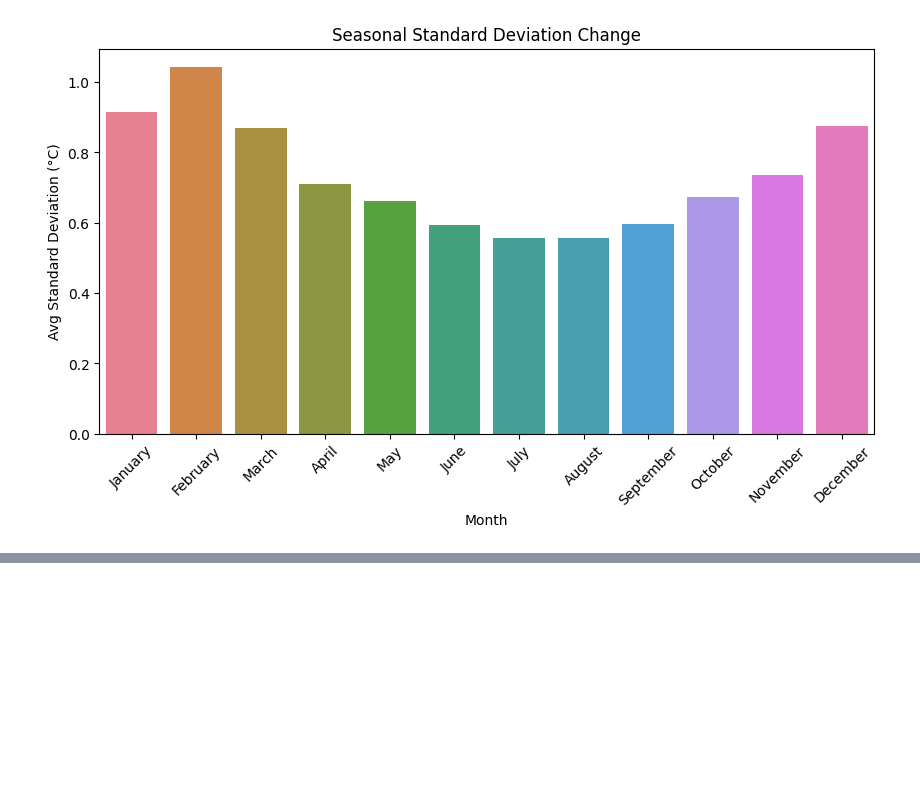
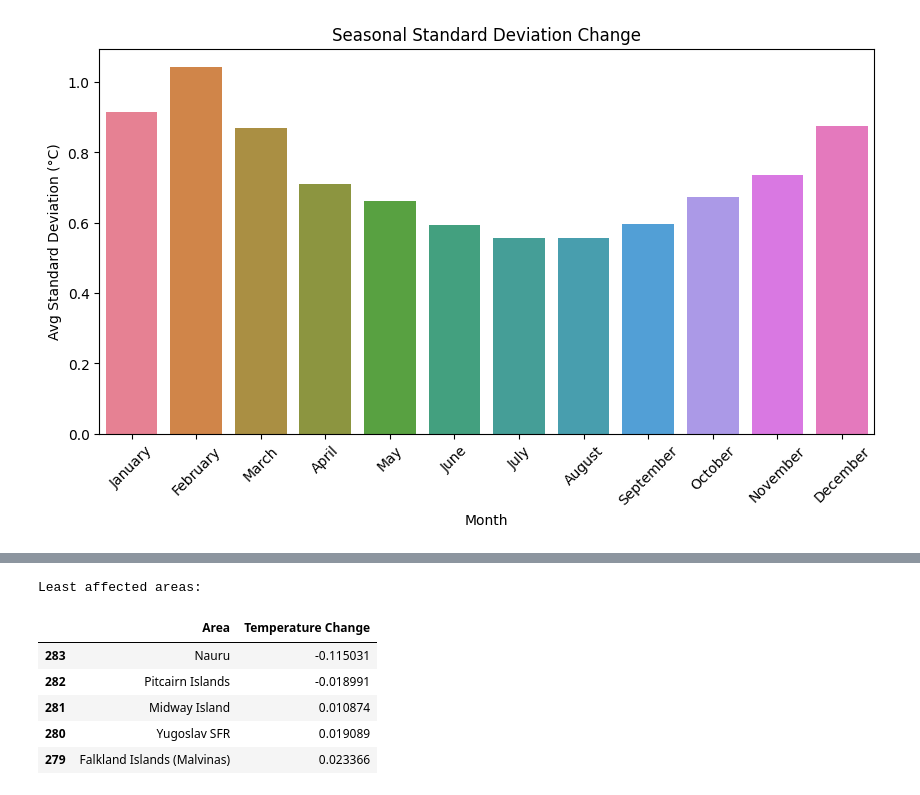
Before and after one commit to stacyshki/TemperatureChangeVisualization, a Jupyter notebook: FINAL PROJECT.ipynb, the cells around one changed output, grey strips where cells are left out. Cells and saved outputs as stored; diff of their text form; code cells hidden in the pictures; blank space fills up the shorter version.

```diff
--- a/FINAL PROJECT.ipynb
+++ b/FINAL PROJECT.ipynb
@@ -256,0 +317,11 @@ plt.show()
+# %%
+print("Least affected areas:")
+least_affected
+# %% [output]
+Least affected areas:
+|  | Area | Temperature Change |
+| 283 | Nauru | -0.115031 |
+| 282 | Pitcairn Islands | -0.018991 |
+| 281 | Midway Island | 0.010874 |
+| 280 | Yugoslav SFR | 0.019089 |
+| 279 | Falkland Islands (Malvinas) | 0.023366 |
```
Also changed, not shown: parts of 8 cells of this notebook, 4 other files.
